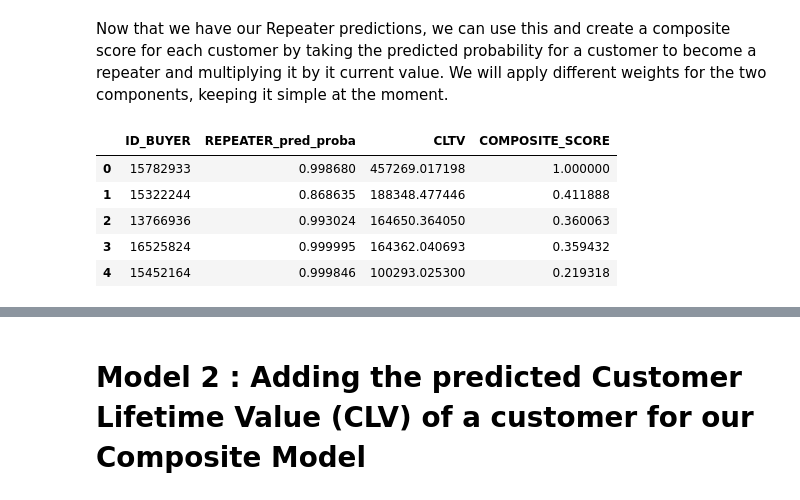
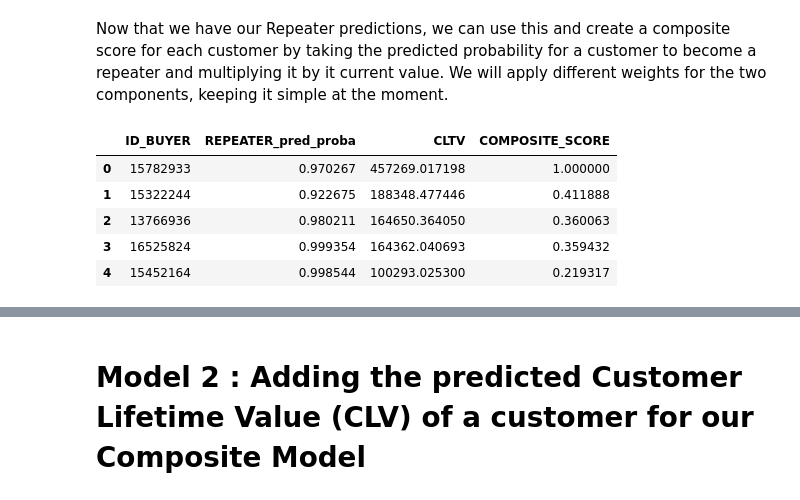
Before and after one commit to ElieTrigano/CRP_VC, a Jupyter notebook: model_v1_cleaned.ipynb, the cells around one changed output, grey strips where cells are left out. Saved outputs shown, nothing was run; the diff lists cells and outputs as text; code cells hidden in the pictures.

```diff
--- a/model_v1_cleaned.ipynb
+++ b/model_v1_cleaned.ipynb
@@ -58,7 +57,7 @@ from modelling import *
 # Preprocessing of the data
 # %%
 # load and import the data
-df_model = pd.read_csv('df_model_v6.csv')
+df_model = pd.read_csv('df_model.csv')
 
 # set seed for reproducibility
 
@@ -183,17 +174,16 @@ KeyboardInterrupt:
 # %% [markdown]
 Now that we have our Repeater predictions, we can use this and create a composite score for each customer by taking the predicted probability for a customer to become a repeater and multiplying it by it current value. We will apply different weights for the two components, keeping it simple at the moment.
 # %%
-repeater_pred_proba = pd.DataFrame(np.load('preds/REPEATER_y_pred_proba.npy'), columns=['REPEATER_pred_proba'])
+repeater_pred_proba = pd.DataFrame(np.load('preds\REPEATER_LightGBM.npy'), columns=['REPEATER_pred_proba'])
 
 X_test_REPEATER_scaled_df = pd.DataFrame(X_test_REPEATER_scaled, columns=colnames, index=X_test_REPEATER.index)
-
 composite_df = calculate_composite_score(repeater_pred_proba, X_test_REPEATER_scaled_df, df_model, weight_repeater=0.8, weight_cv=0.2)
 
 composite_df.head()
 # %% [output]
 |  | ID_BUYER | REPEATER_pred_proba | CLTV | COMPOSITE_SCORE |
-| 0 | 15782933 | 0.998680 | 457269.017198 | 1.000000 |
-| 1 | 15322244 | 0.868635 | 188348.477446 | 0.411888 |
-| 2 | 13766936 | 0.993024 | 164650.364050 | 0.360063 |
-| 3 | 16525824 | 0.999995 | 164362.040693 | 0.359432 |
-| 4 | 15452164 | 0.999846 | 100293.025300 | 0.219318 |
+| 0 | 15782933 | 0.970267 | 457269.017198 | 1.000000 |
+| 1 | 15322244 | 0.922675 | 188348.477446 | 0.411888 |
+| 2 | 13766936 | 0.980211 | 164650.364050 | 0.360063 |
+| 3 | 16525824 | 0.999354 | 164362.040693 | 0.359432 |
+| 4 | 15452164 | 0.998544 | 100293.025300 | 0.219317 |
```
Also changed, not shown: parts of 7 cells of this notebook, 6 other files.
